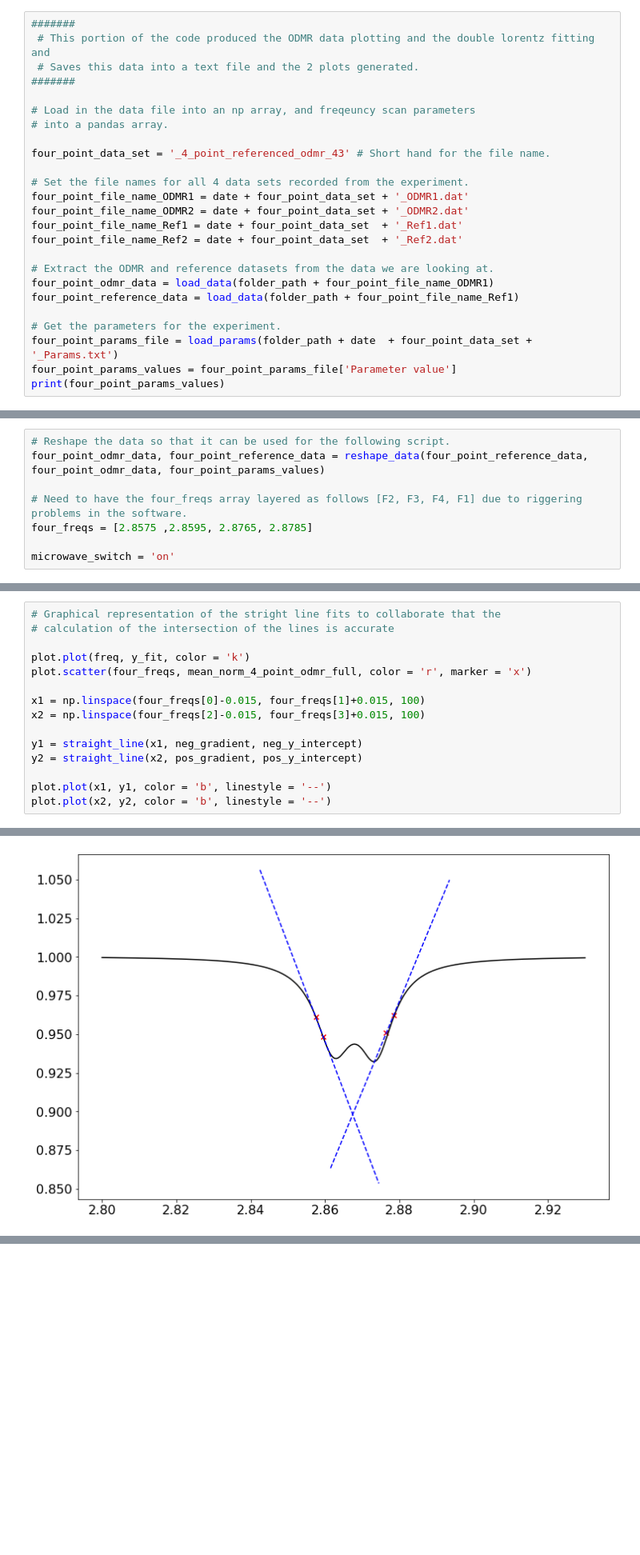
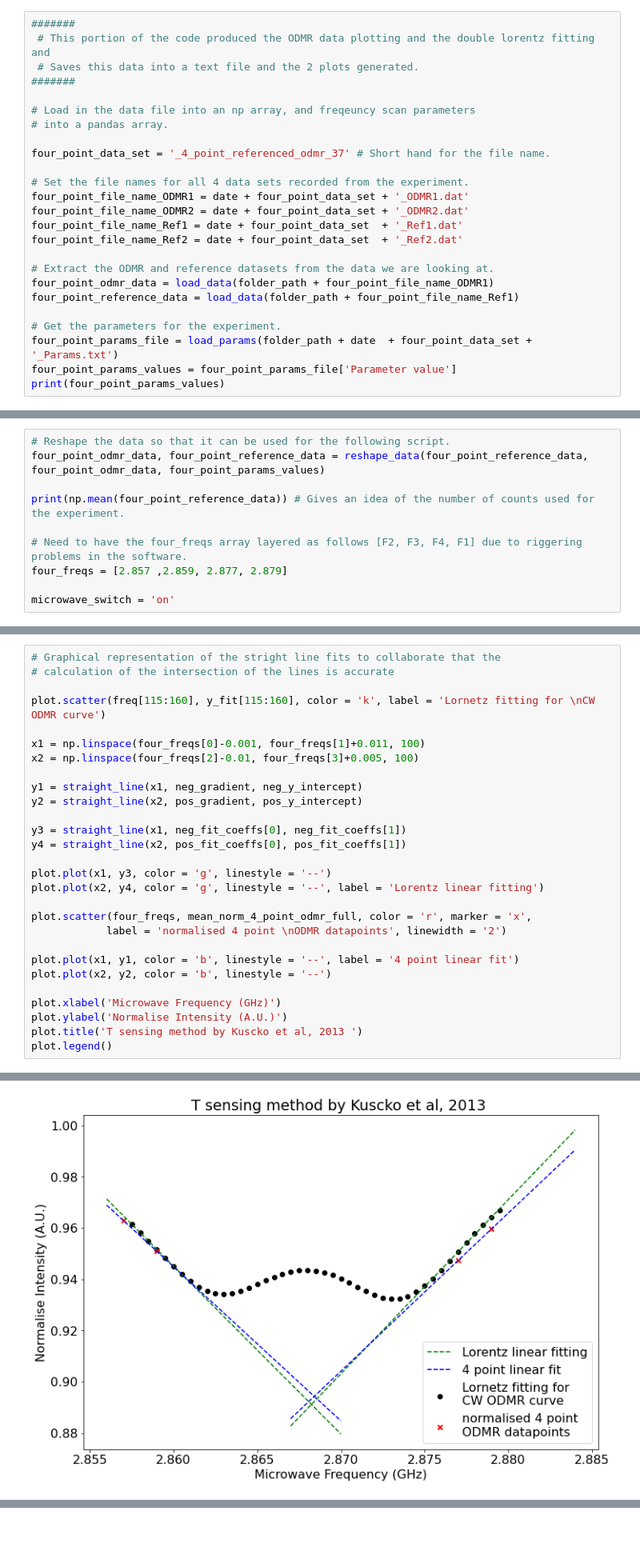
Before and after one commit to Corbyn93/Ryans_Python_Scripts, a Jupyter notebook: Ryan's Jupyter stuff/ODMR analysis/20210617_Analysis_Referenced_4_point_ODMR.ipynb, the cells around one changed output, grey strips where cells are left out. Shown at 80% size. Cells and saved outputs as stored; diff of their text form; blank space fills up the shorter version.

```diff
--- a/Ryan's Jupyter stuff/ODMR analysis/20210617_Analysis_Referenced_4_point_ODMR.ipynb
+++ b/Ryan's Jupyter stuff/ODMR analysis/20210617_Analysis_Referenced_4_point_ODMR.ipynb
@@ -389,7 +391,7 @@ Using this section of the code, one can work out how consistent the measuremetn
 # Load in the data file into an np array, and freqeuncy scan parameters
 # into a pandas array.
 
-four_point_data_set = '_4_point_referenced_odmr_43' # Short hand for the file name.
+four_point_data_set = '_4_point_referenced_odmr_37' # Short hand for the file name.
 
 # Set the file names for all 4 data sets recorded from the experiment.
 four_point_file_name_ODMR1 = date + four_point_data_set + '_ODMR1.dat'
@@ -420,8 +422,10 @@ Name: Parameter value, dtype: float64
 # Reshape the data so that it can be used for the following script.
 four_point_odmr_data, four_point_reference_data = reshape_data(four_point_reference_data, four_point_odmr_data, four_point_params_values)
 
+print(np.mean(four_point_reference_data)) # Gives an idea of the number of counts used for the experiment.
+
 # Need to have the four_freqs array layered as follows [F2, F3, F4, F1] due to riggering problems in the software.
-four_freqs = [2.8575 ,2.8595, 2.8765, 2.8785]
+four_freqs = [2.857 ,2.859, 2.877, 2.879]
 
 microwave_switch = 'on'
 # %% [output]
@@ -525,15 +573,28 @@ print(neg_pos_intersection_freq)
 # Graphical representation of the stright line fits to collaborate that the
 # calculation of the intersection of the lines is accurate
 
-plot.plot(freq, y_fit, color = 'k')
-plot.scatter(four_freqs, mean_norm_4_point_odmr_full, color = 'r', marker = 'x')
+plot.scatter(freq[115:160], y_fit[115:160], color = 'k', label = 'Lornetz fitting for \nCW ODMR curve')
 
-x1 = np.linspace(four_freqs[0]-0.015, four_freqs[1]+0.015, 100)
-x2 = np.linspace(four_freqs[2]-0.015, four_freqs[3]+0.015, 100)
+x1 = np.linspace(four_freqs[0]-0.001, four_freqs[1]+0.011, 100)
+x2 = np.linspace(four_freqs[2]-0.01, four_freqs[3]+0.005, 100)
 
 y1 = straight_line(x1, neg_gradient, neg_y_intercept)
 y2 = straight_line(x2, pos_gradient, pos_y_intercept)
 
-plot.plot(x1, y1, color = 'b', linestyle = '--')
+y3 = straight_line(x1, neg_fit_coeffs[0], neg_fit_coeffs[1])
+y4 = straight_line(x2, pos_fit_coeffs[0], pos_fit_coeffs[1])
+
+plot.plot(x1, y3, color = 'g', linestyle = '--')
+plot.plot(x2, y4, color = 'g', linestyle = '--', label = 'Lorentz linear fitting')
+
+plot.scatter(four_freqs, mean_norm_4_point_odmr_full, color = 'r', marker = 'x',
+            label = 'normalised 4 point \nODMR datapoints', linewidth = '2')
+
+plot.plot(x1, y1, color = 'b', linestyle = '--', label = '4 point linear fit')
 plot.plot(x2, y2, color = 'b', linestyle = '--')
+
+plot.xlabel('Microwave Frequency (GHz)')
+plot.ylabel('Normalise Intensity (A.U.)')
+plot.title('T sensing method by Kuscko et al, 2013 ')
+plot.legend()
 # %% [output]
@@ -541 +602 @@ plot.plot(x2, y2, color = 'b', linestyle = '--')
-[figure, old version]
+[figure, new version]
```
Also changed, not shown: parts of 26 cells of this notebook, 3 other files.
